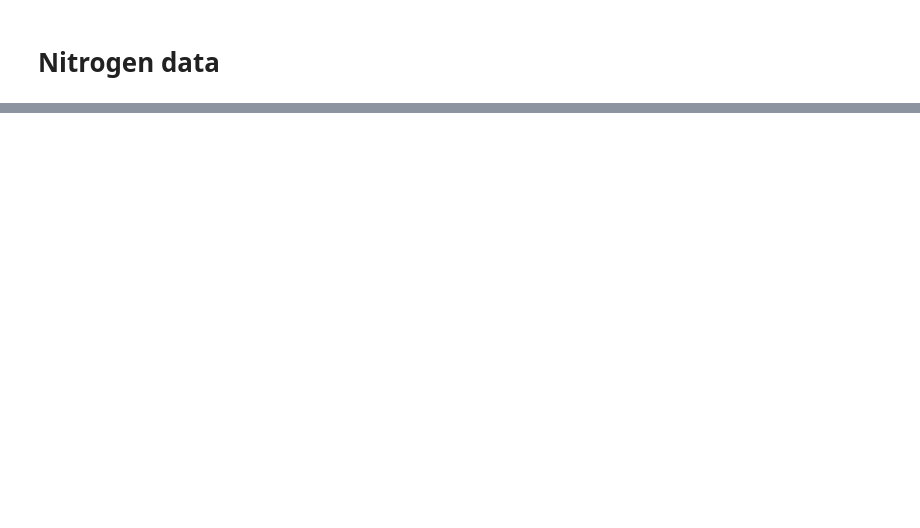
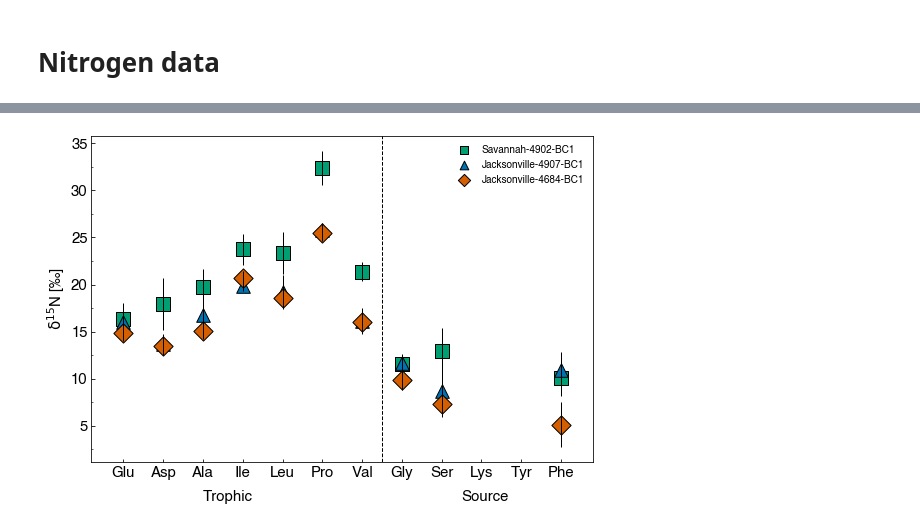
Before and after one commit to johntamu/seus-python, a Jupyter notebook: Plotting AA data.ipynb, the cells around one changed output, grey strips where cells are left out. Cells and saved outputs as stored; diff of their text form; code cells hidden in the pictures; blank space fills up the shorter version.

```diff
--- a/Plotting AA data.ipynb
+++ b/Plotting AA data.ipynb
@@ -114,0 +118,45 @@ plt.savefig('fig_mean_aa_plot.png', dpi = 300, bbox_inches='tight')
+# %%
+mpl.rc('font',family='Helvetica')
+fig, ax = plt.subplots(figsize=(9, 6))
+x = df['amino acid']
+n = r'$\mathrm{\delta}^{15}$N ['u"\u2030]"
+markersize = 12
+size = 185
+
+linewidth = 1
+plt.errorbar(x,df['sav4902_mean'], yerr=[df['sav4902_std'],df['sav4902_std']], fmt='o', color = 'black', linewidth = linewidth, markerfacecolor = 'None', markeredgecolor = 'None')
+plt.errorbar(x,df['jack4907_mean'], yerr=[df['jack4907_std'],df['jack4907_std']], fmt='o', color = 'black', linewidth = linewidth, markerfacecolor = 'None', markeredgecolor = 'None')
+plt.errorbar(x,df['jack4684_mean'], yerr=[df['jack4684_std'],df['jack4684_std']], fmt='o', color = 'black', linewidth = linewidth, markerfacecolor = 'None', markeredgecolor = 'None')
+
+ax.scatter(x, 'sav4902_mean', data = df, marker = 's', s = size,
+        linewidth = 1, label = 'Savannah-4902-BC1', edgecolor = 'k', facecolor = '#009E73')
+ax.scatter(x, 'jack4907_mean', data = df, marker = '^', s = size,
+        linewidth = 1, label = 'Jacksonville-4907-BC1', edgecolor = 'k', facecolor = '#0072B2')
+ax.scatter(x, 'jack4684_mean', data = df, marker = 'D', s = size,
+        linewidth = 1, label = 'Jacksonville-4684-BC1', edgecolor = 'k', facecolor = '#D55E00')
+
+ax.set_ylabel(n, size = 15)
+for tick in ax.get_xticklabels():
+#     tick.set_fontname("Helvetica")
+    tick.set_fontsize(15)
+for tick in ax.get_yticklabels():
+#     tick.set_fontname("Helvetica")
+    tick.set_fontsize(15)
+plt.axvline(x=6.5, linewidth = 1, color = 'black', linestyle = '--')
+
+lgnd = plt.legend(frameon = False, loc = 0)
+lgndsize = 75
+lgnd.legendHandles[0]._sizes = [lgndsize]
+lgnd.legendHandles[1]._sizes = [lgndsize]
+lgnd.legendHandles[2]._sizes = [lgndsize]
+
+plt.text(8.5, -3, "Source", fontsize=15)
+plt.text(2, -3, "Trophic", fontsize=15)
+
+# ax.xaxis.set_minor_locator(MultipleLocator(50))
+ax.yaxis.set_minor_locator(MultipleLocator(2.5))
+ax.tick_params(direction='in', which = 'both')
+
+plt.savefig('fig_mean_aa_plot.png', dpi = 300, bbox_inches='tight')
+# %% [output]
+[figure, added]
```
Also changed, not shown: parts of 13 cells of this notebook, 18 other files.
